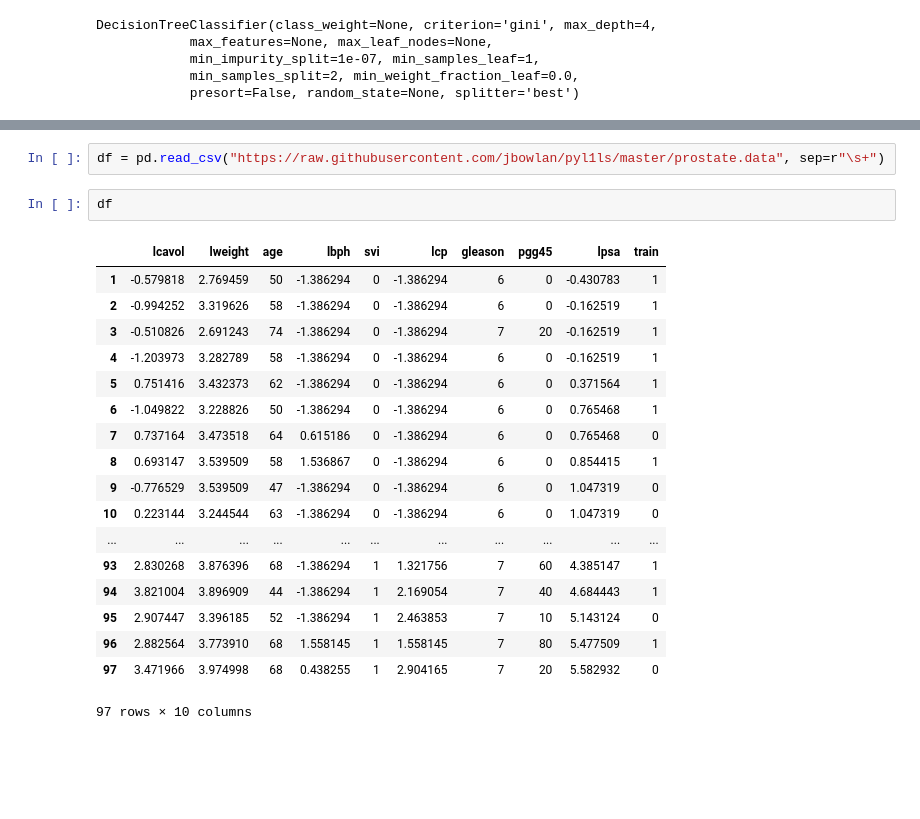
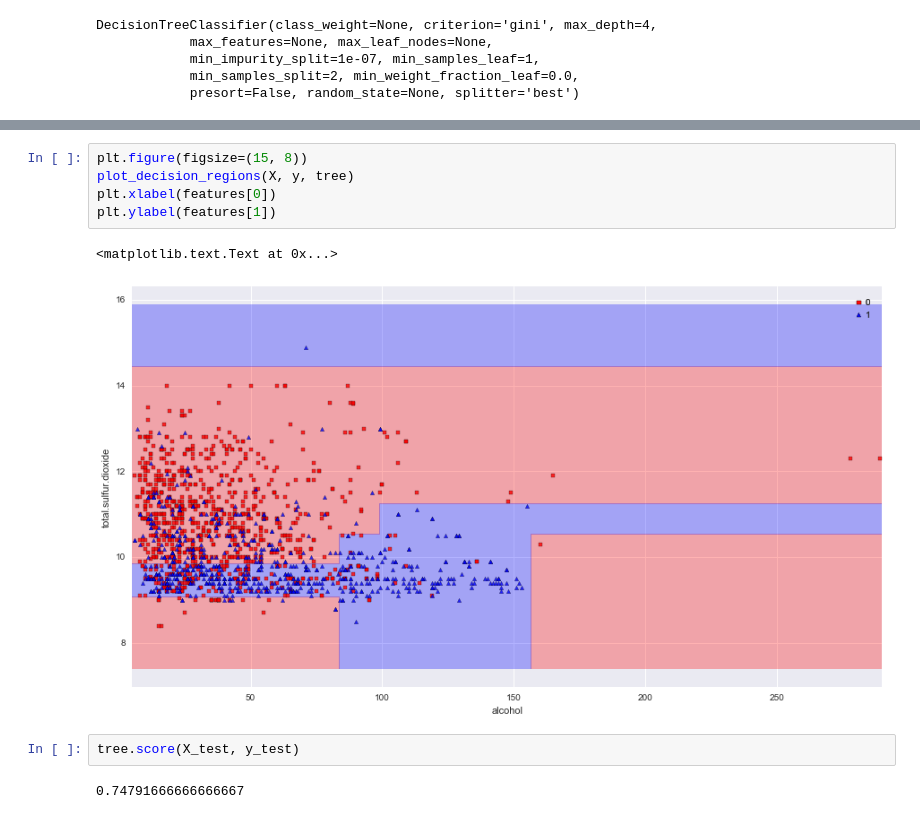
Before and after one commit to Einext/jupyter-notebooks, a Jupyter notebook: 06 Classification Exercise.ipynb, the cells around one changed output, grey strips where cells are left out. Cells and saved outputs as stored; diff of their text form; blank space fills up the shorter version.

```diff
--- a/06 Classification Exercise.ipynb
+++ b/06 Classification Exercise.ipynb
@@ -138,23 +129,12 @@ alcohol 0.62956043173
-# %%
-df = pd.read_csv("https://raw.githubusercontent.com/jbowlan/pyl1ls/master/prostate.data", sep=r"\s+")
-# %%
-df
-# %% [output]
-|  | lcavol | lweight | age | lbph | svi | lcp | gleason | pgg45 | lpsa | train |
-| 1 | -0.579818 | 2.769459 | 50 | -1.386294 | 0 | -1.386294 | 6 | 0 | -0.430783 | 1 |
-| 2 | -0.994252 | 3.319626 | 58 | -1.386294 | 0 | -1.386294 | 6 | 0 | -0.162519 | 1 |
-| 3 | -0.510826 | 2.691243 | 74 | -1.386294 | 0 | -1.386294 | 7 | 20 | -0.162519 | 1 |
-| 4 | -1.203973 | 3.282789 | 58 | -1.386294 | 0 | -1.386294 | 6 | 0 | -0.162519 | 1 |
-| 5 | 0.751416 | 3.432373 | 62 | -1.386294 | 0 | -1.386294 | 6 | 0 | 0.371564 | 1 |
-| 6 | -1.049822 | 3.228826 | 50 | -1.386294 | 0 | -1.386294 | 6 | 0 | 0.765468 | 1 |
-| 7 | 0.737164 | 3.473518 | 64 | 0.615186 | 0 | -1.386294 | 6 | 0 | 0.765468 | 0 |
-| 8 | 0.693147 | 3.539509 | 58 | 1.536867 | 0 | -1.386294 | 6 | 0 | 0.854415 | 1 |
-| 9 | -0.776529 | 3.539509 | 47 | -1.386294 | 0 | -1.386294 | 6 | 0 | 1.047319 | 0 |
-| 10 | 0.223144 | 3.244544 | 63 | -1.386294 | 0 | -1.386294 | 6 | 0 | 1.047319 | 0 |
-| ... | ... | ... | ... | ... | ... | ... | ... | ... | ... | ... |
-| 93 | 2.830268 | 3.876396 | 68 | -1.386294 | 1 | 1.321756 | 7 | 60 | 4.385147 | 1 |
-| 94 | 3.821004 | 3.896909 | 44 | -1.386294 | 1 | 2.169054 | 7 | 40 | 4.684443 | 1 |
-| 95 | 2.907447 | 3.396185 | 52 | -1.386294 | 1 | 2.463853 | 7 | 10 | 5.143124 | 0 |
-| 96 | 2.882564 | 3.773910 | 68 | 1.558145 | 1 | 1.558145 | 7 | 80 | 5.477509 | 1 |
-| 97 | 3.471966 | 3.974998 | 68 | 0.438255 | 1 | 2.904165 | 7 | 20 | 5.582932 | 0 |
-97 rows × 10 columns
+# %%
+plt.figure(figsize=(15, 8))
+plot_decision_regions(X, y, tree)
+plt.xlabel(features[0])
+plt.ylabel(features[1])
+# %% [output]
+<matplotlib.text.Text at 0x...>
+[figure, added]
+# %%
+tree.score(X_test, y_test)
+# %% [output]
+0.74791666666666667
```
Also changed, not shown: parts of 3 cells of this notebook.
